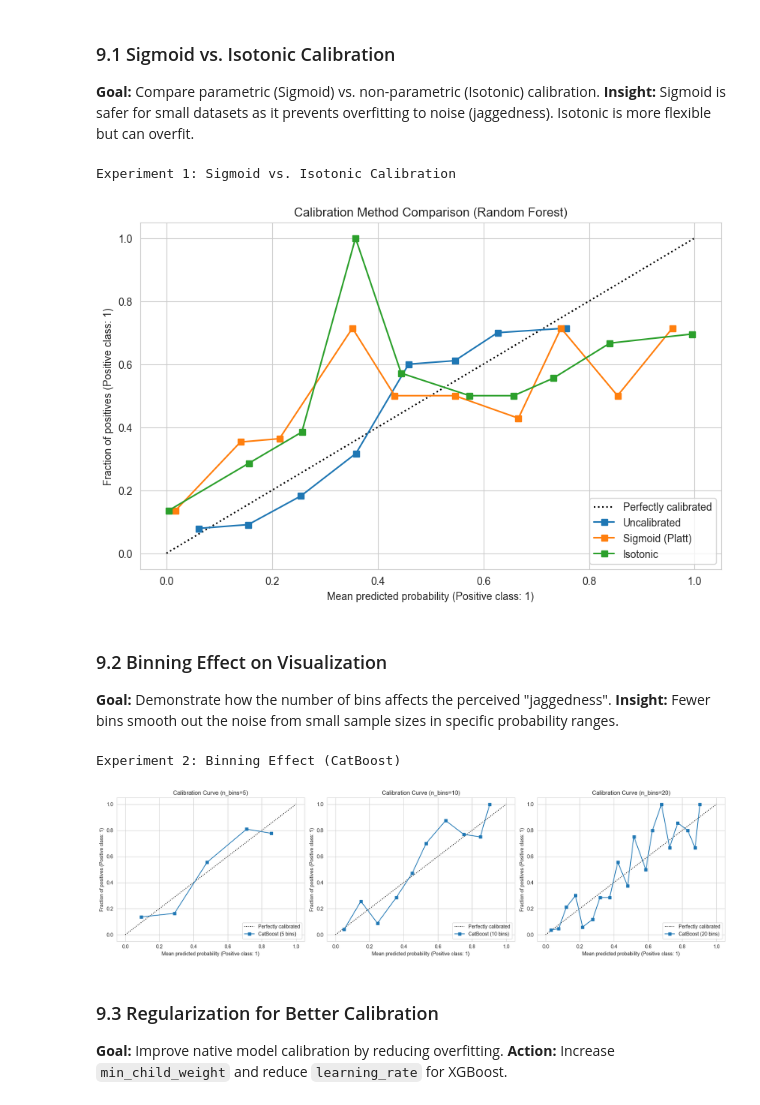
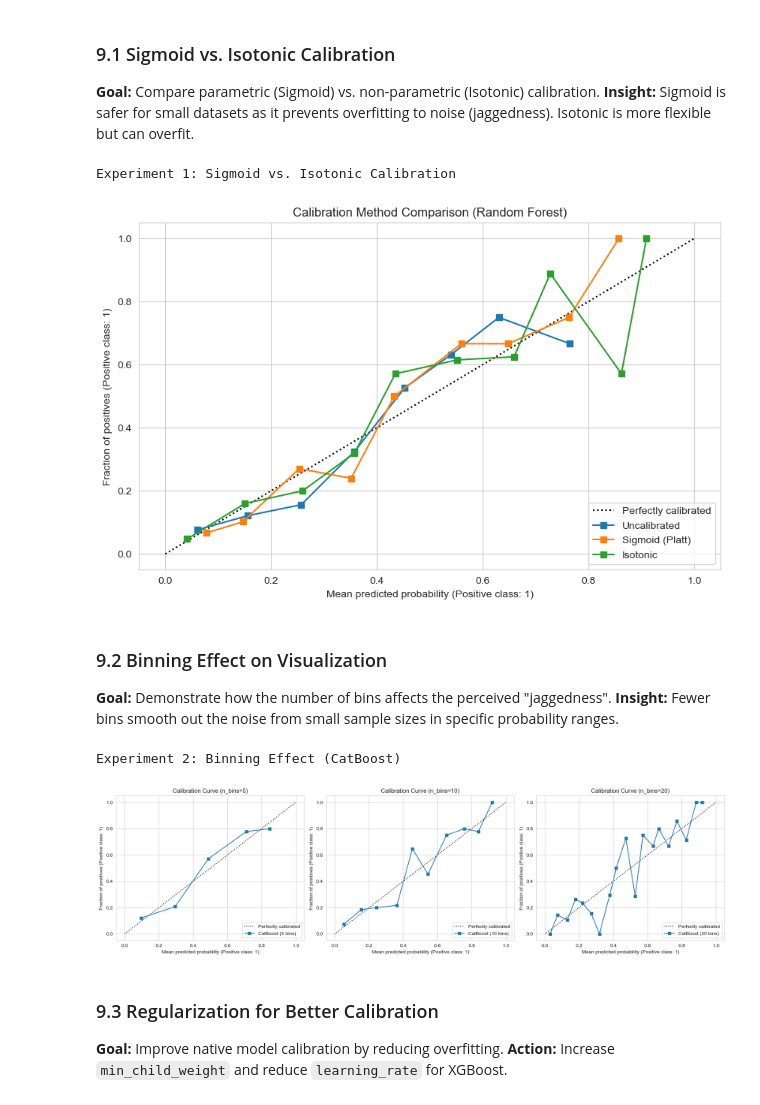
Before and after one commit to Asiadigi/Asia-Di-Girolamo-DataScience-MachineLearning-FinalProject, a Jupyter notebook: notebooks/credit_default_prediction.ipynb, the cells around one changed output. Saved outputs shown, nothing was run; the diff lists cells and outputs as text; code cells hidden in the pictures.

```diff
--- a/notebooks/credit_default_prediction.ipynb
+++ b/notebooks/credit_default_prediction.ipynb
@@ -61,7 +64,7 @@ columns = [
 ]
 
 def load_data():
-    filepath = "dataset.data"
+    filepath = "../data/raw/dataset.data"
     if not os.path.exists(filepath):
         print(f"Error: {filepath} not found.")
         return None
@@ -355,31 +373,31 @@ def calculate_cost(y_true, y_pred):
 # %%
 print("Experiment 1: Sigmoid vs. Isotonic Calibration")
 from sklearn.calibration import calibration_curve
 
 # Train a simple model (Random Forest)
 rf = RandomForestClassifier(n_estimators=100, random_state=42)
 rf.fit(X_train_preprocessed, y_train)
 prob_uncalibrated = rf.predict_proba(X_test_preprocessed)[:, 1]
 
 # Calibrate
-cal_sigmoid = CalibratedClassifierCV(FrozenEstimator(rf), method='sigmoid')
+cal_sigmoid = CalibratedClassifierCV(rf, method='sigmoid')
 cal_sigmoid.fit(X_train_preprocessed, y_train)
 prob_sigmoid = cal_sigmoid.predict_proba(X_test_preprocessed)[:, 1]
 
-cal_isotonic = CalibratedClassifierCV(FrozenEstimator(rf), method='isotonic')
+cal_isotonic = CalibratedClassifierCV(rf, method='isotonic')
 cal_isotonic.fit(X_train_preprocessed, y_train)
 prob_isotonic = cal_isotonic.predict_proba(X_test_preprocessed)[:, 1]
 
 # Plot
 plt.figure(figsize=(10, 6))
 CalibrationDisplay.from_predictions(y_test, prob_uncalibrated, n_bins=10, name='Uncalibrated', ax=plt.gca())
 CalibrationDisplay.from_predictions(y_test, prob_sigmoid, n_bins=10, name='Sigmoid (Platt)', ax=plt.gca())
 CalibrationDisplay.from_predictions(y_test, prob_isotonic, n_bins=10, name='Isotonic', ax=plt.gca())
 plt.title('Calibration Method Comparison (Random Forest)')
 plt.show()
 # %% [output]
 Experiment 1: Sigmoid vs. Isotonic Calibration
-[figure, old version]
+[figure, new version]
 # %% [markdown]
 ### 9.2 Binning Effect on Visualization
 **Goal:** Demonstrate how the number of bins affects the perceived "jaggedness".
@@ -401,7 +419,7 @@ plt.tight_layout()
 plt.show()
 # %% [output]
 Experiment 2: Binning Effect (CatBoost)
-[figure, old version]
+[figure, new version]
 # %% [markdown]
 ### 9.3 Regularization for Better Calibration
 **Goal:** Improve native model calibration by reducing overfitting.
```
Also changed, not shown: parts of 6 cells of this notebook, 3 other files.
